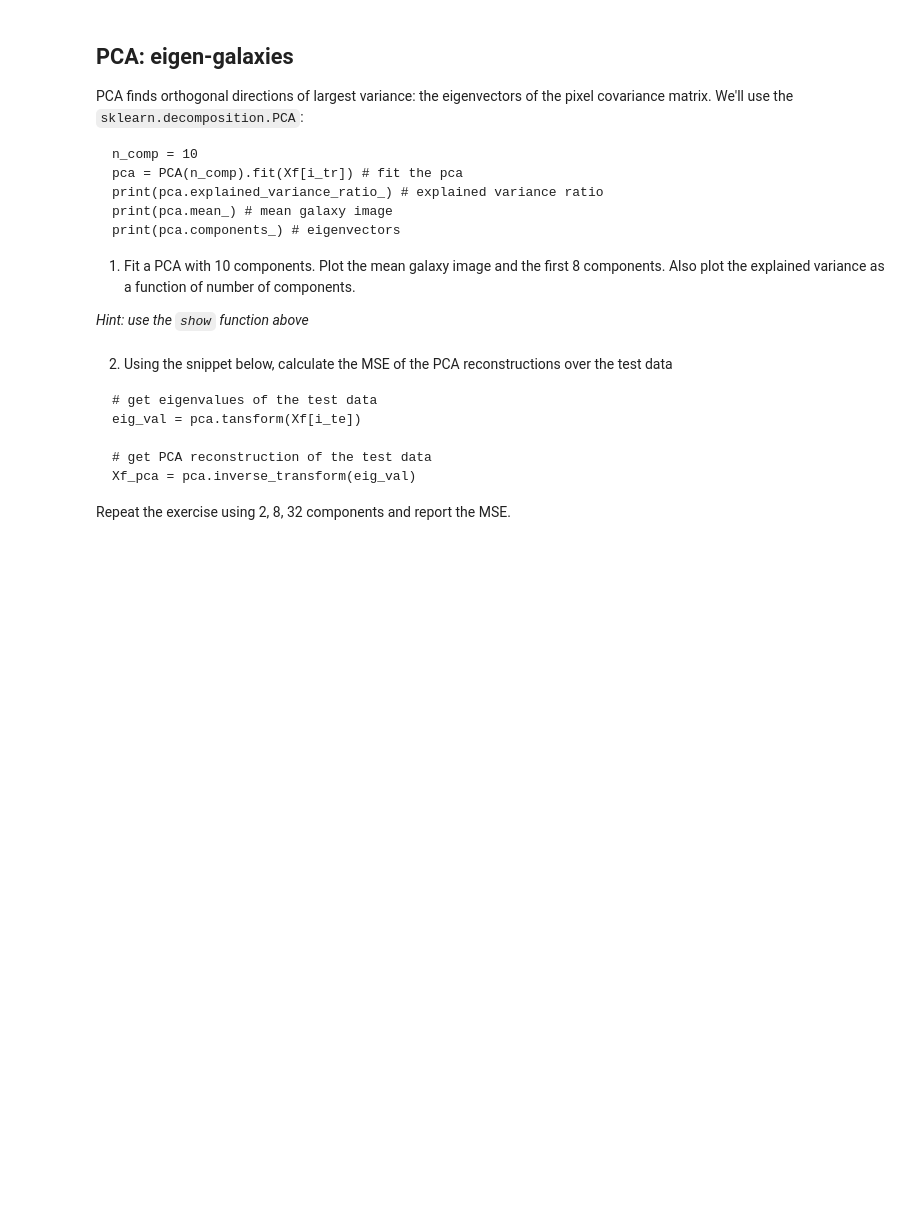
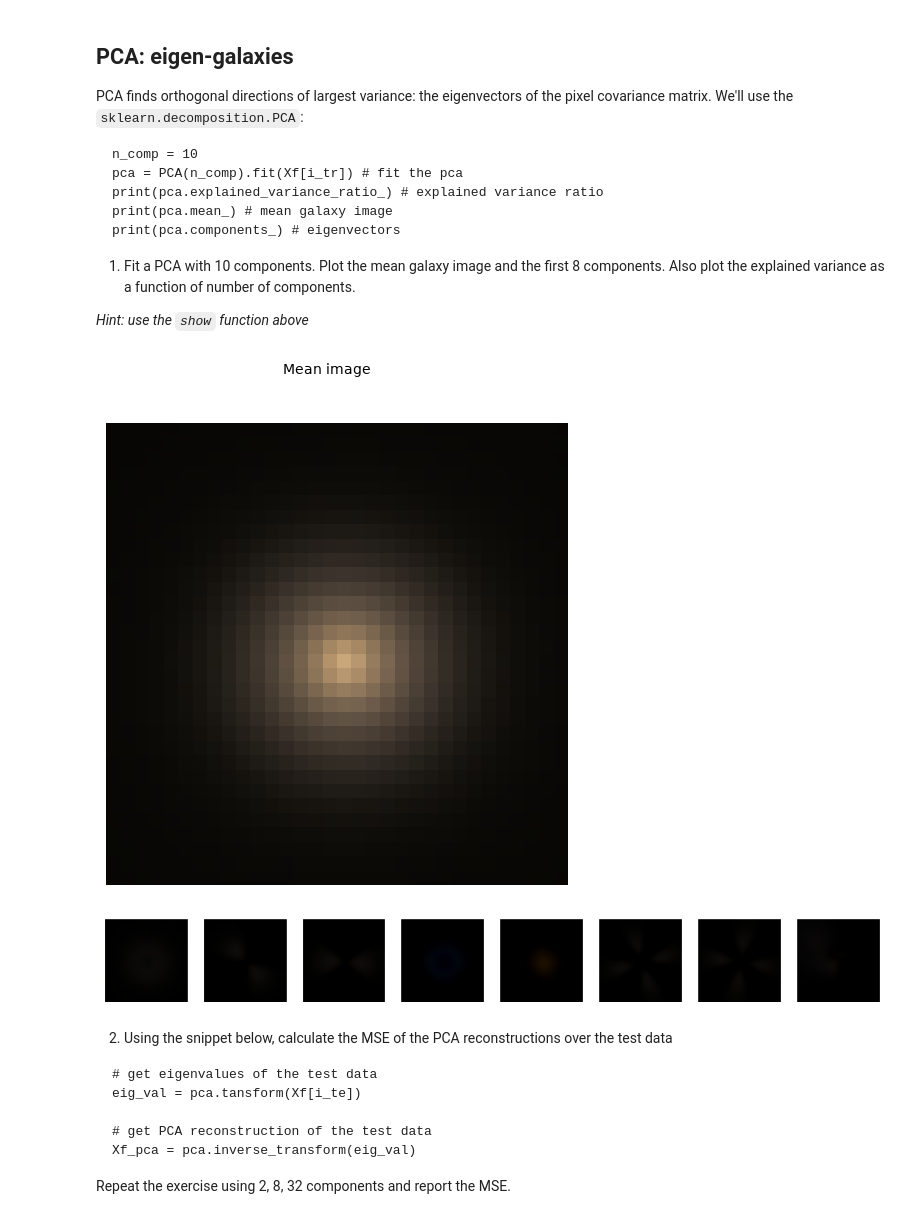
Before and after one commit to asamcnaughton/ast384c, a Jupyter notebook: inclass/lec17_unsupervised/galaxy_unsuper.ipynb, the cells around one changed output. Saved outputs shown, nothing was run; the diff lists cells and outputs as text; code cells hidden in the pictures; blank space fills up the shorter version.

````diff
--- a/inclass/lec17_unsupervised/galaxy_unsuper.ipynb
+++ b/inclass/lec17_unsupervised/galaxy_unsuper.ipynb
@@ -51,6 +54,34 @@ print(pca.components_) # eigenvectors
 1. Fit a PCA with 10 components. Plot the mean galaxy image and the first 8 components. Also plot the explained variance as a function of number of components.
 
 *Hint: use the `show` function above*
+# %%
+n_comp = 10
+pca = PCA(n_comp).fit(Xf[i_tr]) # fit the pca
+var_rats = pca.explained_variance_ratio_
+meanimg = pca.mean_
+eigvecs = pca.components_
+
+mfig, maxis = plt.subplots(1, 1, figsize=(8, 6))
+show(maxis,meanimg)
+plt.suptitle('Mean image', fontsize=10); plt.show()
+
+
+#fig, ax = plt.subplots(2, 10, figsize=(11, 2.4))
+# for a, i in zip(ax.ravel(), i_tr[:20]):
+#    show(a, Xf[i])
+# print(f'Variance ratios: {pca.explained_variance_ratio_}') # explained variance ratio
+# print(f'Mean galaxy image: {pca.mean_}') # mean galaxy image
+# print(f' Eigenvectors: {pca.components_}') # eigenvectors
+# %% [output]
+[figure, added]
+# %%
+
+inds = np.linspace(0,7,8).astype(int)
+eigfig, eigaxis = plt.subplots(1, 8, figsize=(11, 6))
+for a, i in zip(eigaxis, inds):
+    show(a, eigvecs[i])
+# %% [output]
+[figure, added]
 # %% [markdown]
 2. Using the snippet below, calculate the MSE of the PCA reconstructions over the test data
 ```
````
Also changed, not shown: parts of 2 cells of this notebook.
